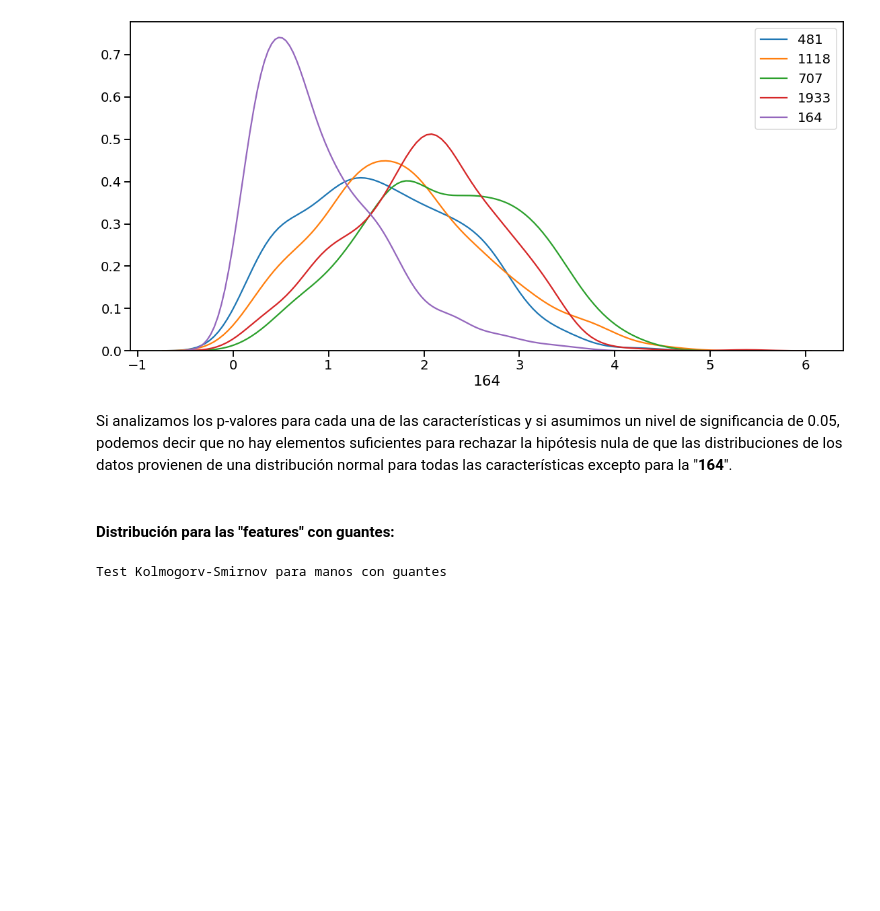
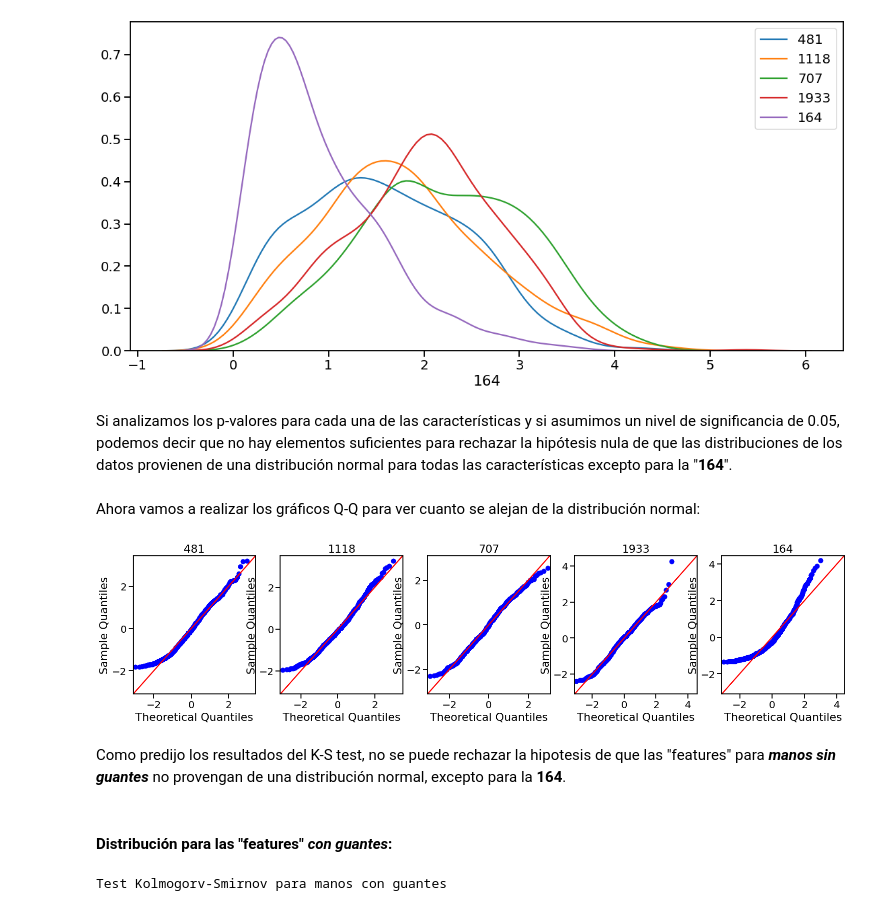
Before and after one commit to leorodriguez/mentoria-diplodatos-grupo2, a Jupyter notebook: mentoria_grupo2_entrega1.ipynb, the cells around one changed output. Saved outputs shown, nothing was run; the diff lists cells and outputs as text; code cells hidden in the pictures; blank space fills up the shorter version.

```diff
--- a/mentoria_grupo2_entrega1.ipynb
+++ b/mentoria_grupo2_entrega1.ipynb
@@ -489,8 +503,29 @@ Test Kolmogorv-Smirnov para manos sin guantes
 [figure]
 # %% [markdown]
 Si analizamos los p-valores para cada una de las características y si asumimos un nivel de significancia de 0.05, podemos decir que no hay elementos suficientes para rechazar la hipótesis nula de que las distribuciones de los datos provienen de una distribución normal para todas las características excepto para la "**164**".
+# %% [markdown]
+Ahora vamos a realizar los gráficos Q-Q para ver cuanto se alejan de la distribución normal:
+# %%
+import statsmodels.api as sm
+
+fig, axs = plt.subplots(nrows=1, ncols=5, figsize=(25,5) )
+
+i=0
+for feature in selected.index:
+    x = data[data.guantes == 0][str(feature)]
+    fig1 = sm.qqplot(x,fit=True, line='45', ax=axs[i], scale=5)
+    #tats.probplot(x, plot=axs[i])
+    axs[i].set_title(feature)
+    axs[i].set_aspect('auto')
+    i = i+1
+
+plt.show()
+# %% [output]
+[figure, added]
+# %% [markdown]
+Como predijo los resultados del K-S test, no se puede rechazar la hipotesis de que las "features" para ***manos sin guantes*** no provengan de una distribución normal, excepto para la **164**.
 # %% [markdown]
-#### Distribución para las **"features"** con guantes:
+#### Distribución para las **"features"** ***con*** ***guantes***:
 # %%
 k_tests_con_guante = []
 plt.figure(figsize=(19,9))
```
Also changed, not shown: parts of 20 cells of this notebook.
